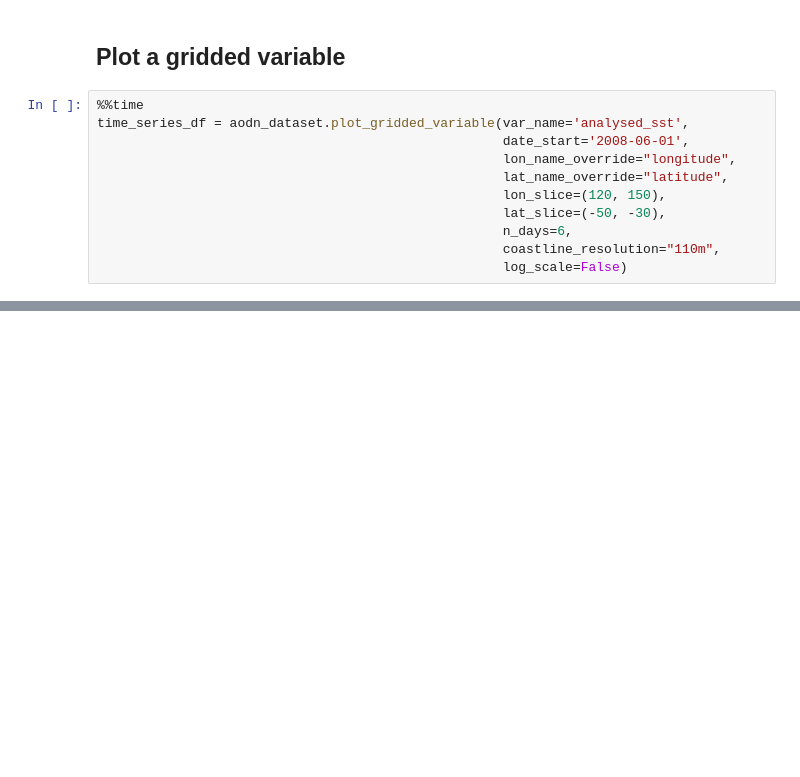
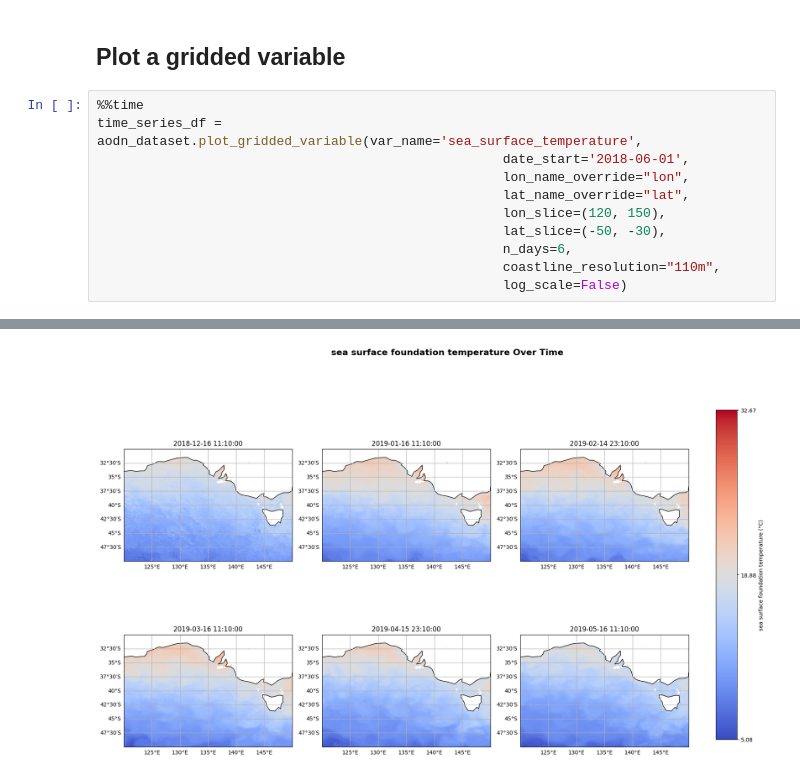
Before and after one commit to aodn/aodn_cloud_optimised, a Jupyter notebook: notebooks/satellite_ghrsst_l3s_1month_daynighttime_multi_sensor_southernocean.ipynb, the cells around one changed output, grey strips where cells are left out. Drawn from its saved outputs; the diff is of its cells as text; blank space fills up the shorter version.

```diff
--- a/notebooks/satellite_ghrsst_l3s_1month_daynighttime_multi_sensor_southernocean.ipynb
+++ b/notebooks/satellite_ghrsst_l3s_1month_daynighttime_multi_sensor_southernocean.ipynb
@@ -77,12 +88,13 @@ time_series_df = aodn_dataset.get_timeseries_data(var_name='analysed_sst',
 ## Plot a gridded variable
 # %%
 %%time
-time_series_df = aodn_dataset.plot_gridded_variable(var_name='analysed_sst',
-                                                    date_start='2008-06-01',
-                                                    lon_name_override="longitude",
-                                                    lat_name_override="latitude",
+time_series_df = aodn_dataset.plot_gridded_variable(var_name='sea_surface_temperature',
+                                                    date_start='2018-06-01',
+                                                    lon_name_override="lon",
+                                                    lat_name_override="lat",
                                                     lon_slice=(120, 150),
                                                     lat_slice=(-50, -30),
                                                     n_days=6,
                                                     coastline_resolution="110m",
                                                     log_scale=False)
+# %% [output]
@@ -88,0 +102 @@ time_series_df = aodn_dataset.plot_gridded_variable(var_name='analysed_sst',
+[figure, added]
```
Also changed, not shown: parts of 7 cells of this notebook, 1 other file.
